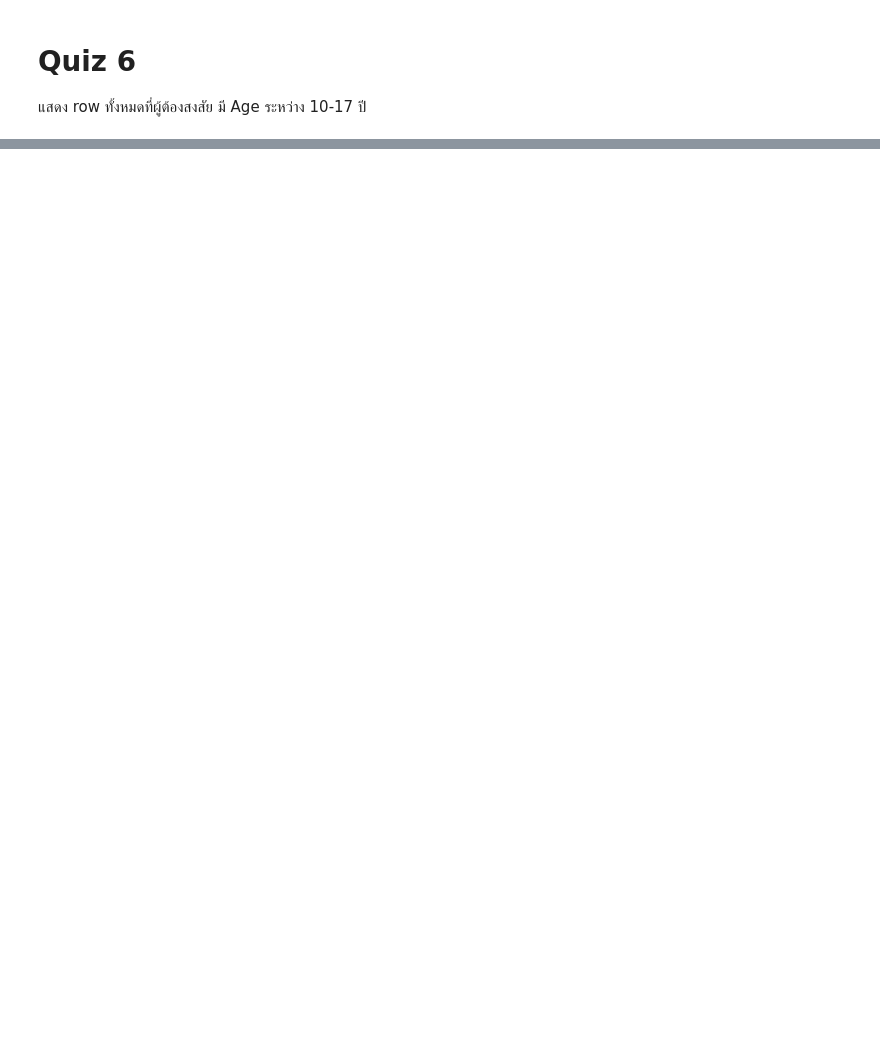
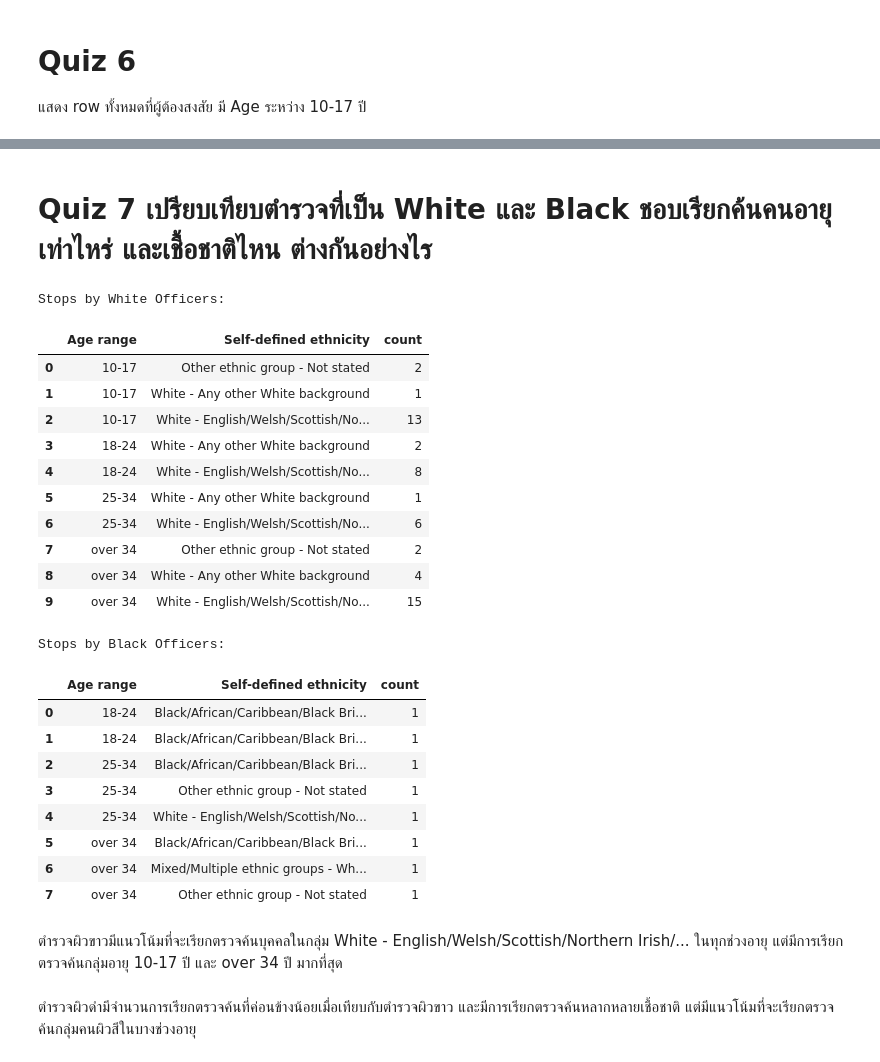
Before and after one commit to 16pynkn/MSC_DPDM_2025, a Jupyter notebook: Data101_(dpdm25).ipynb, the cells around one changed output, grey strips where cells are left out. Drawn from its saved outputs; the diff is of its cells as text; code cells hidden in the pictures; blank space fills up the shorter version.

Commit message:
Quiz 7

```diff
--- a/Data101_(dpdm25).ipynb
+++ b/Data101_(dpdm25).ipynb
@@ -359,0 +407,45 @@ SS_warwick[SS_warwick['Age range'] == '10-17']
+# %% [markdown]
+# Quiz 7 เปรียบเทียบตำรวจที่เป็น White และ Black ชอบเรียกค้นคนอายุเท่าไหร่ และเชื้อชาติไหน ต่างกันอย่างไร
+# %%
+# Filter for White officers
+white_officer_stops = SS_warwick[SS_warwick['Officer-defined ethnicity'] == 'White']
+
+# Group by Age range and Self-defined ethnicity for White officers
+white_officer_analysis = white_officer_stops.groupby(['Age range', 'Self-defined ethnicity']).size().reset_index(name='count')
+print("Stops by White Officers:")
+display(white_officer_analysis)
+
+# Filter for Black officers
+black_officer_stops = SS_warwick[SS_warwick['Officer-defined ethnicity'] == 'Black']
+
+# Group by Age range and Self-defined ethnicity for Black officers
+black_officer_analysis = black_officer_stops.groupby(['Age range', 'Self-defined ethnicity']).size().reset_index(name='count')
+print("\nStops by Black Officers:")
+display(black_officer_analysis)
+# %% [output]
+Stops by White Officers:
+|  | Age range | Self-defined ethnicity | count |
+| 0 | 10-17 | Other ethnic group - Not stated | 2 |
+| 1 | 10-17 | White - Any other White background | 1 |
+| 2 | 10-17 | White - English/Welsh/Scottish/No... | 13 |
+| 3 | 18-24 | White - Any other White background | 2 |
+| 4 | 18-24 | White - English/Welsh/Scottish/No... | 8 |
+| 5 | 25-34 | White - Any other White background | 1 |
+| 6 | 25-34 | White - English/Welsh/Scottish/No... | 6 |
+| 7 | over 34 | Other ethnic group - Not stated | 2 |
+| 8 | over 34 | White - Any other White background | 4 |
+| 9 | over 34 | White - English/Welsh/Scottish/No... | 15 |
+Stops by Black Officers:
+|  | Age range | Self-defined ethnicity | count |
+| 0 | 18-24 | Black/African/Caribbean/Black Bri... | 1 |
+| 1 | 18-24 | Black/African/Caribbean/Black Bri... | 1 |
+| 2 | 25-34 | Black/African/Caribbean/Black Bri... | 1 |
+| 3 | 25-34 | Other ethnic group - Not stated | 1 |
+| 4 | 25-34 | White - English/Welsh/Scottish/No... | 1 |
+| 5 | over 34 | Black/African/Caribbean/Black Bri... | 1 |
+| 6 | over 34 | Mixed/Multiple ethnic groups - Wh... | 1 |
+| 7 | over 34 | Other ethnic group - Not stated | 1 |
+# %% [markdown]
+ตำรวจผิวขาวมีแนวโน้มที่จะเรียกตรวจค้นบุคคลในกลุ่ม White - English/Welsh/Scottish/Northern Irish/... ในทุกช่วงอายุ แต่มีการเรียกตรวจค้นกลุ่มอายุ 10-17 ปี และ over 34 ปี มากที่สุด
+# %% [markdown]
+ตำรวจผิวดำมีจำนวนการเรียกตรวจค้นที่ค่อนข้างน้อยเมื่อเทียบกับตำรวจผิวขาว และมีการเรียกตรวจค้นหลากหลายเชื้อชาติ แต่มีแนวโน้มที่จะเรียกตรวจค้นกลุ่มคนผิวสีในบางช่วงอายุ
```
Also changed, not shown: parts of 7 cells of this notebook.
